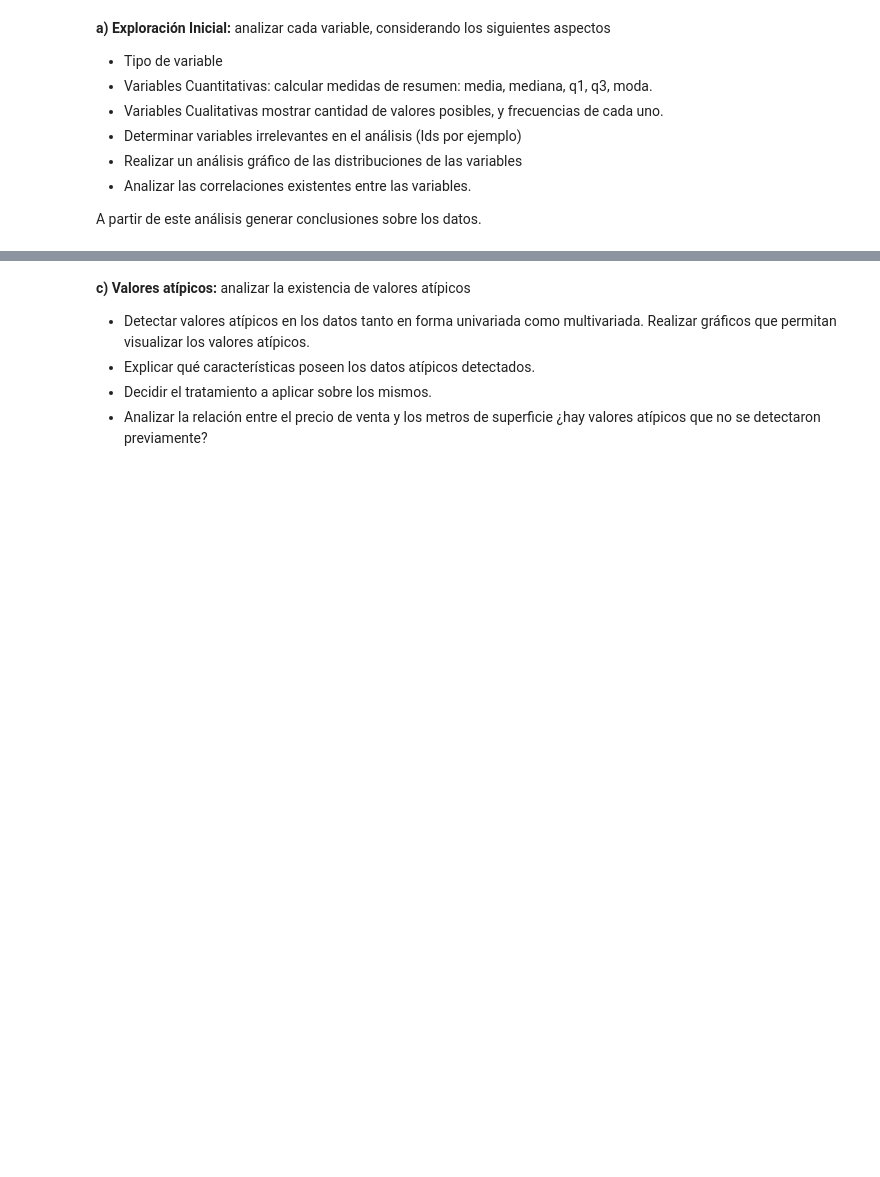
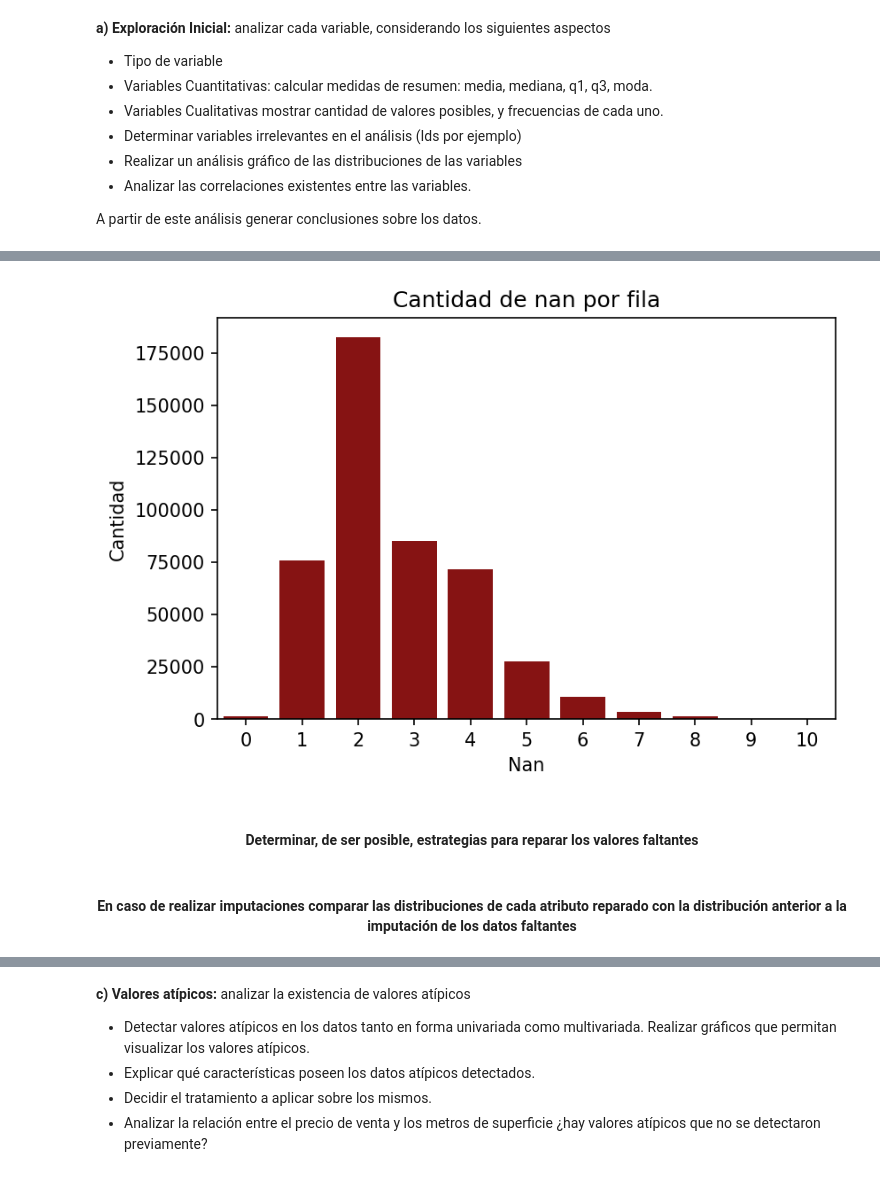
Before and after one commit to napoli-lucia/7506-Organizacion-de-Datos-TPs, a Jupyter notebook: 7506R_TP1_GRUPO18_ENTREGA.ipynb, the cells around one changed output, grey strips where cells are left out. Saved outputs shown, nothing was run; the diff lists cells and outputs as text; code cells hidden in the pictures; blank space fills up the shorter version.

```diff
--- a/7506R_TP1_GRUPO18_ENTREGA.ipynb
+++ b/7506R_TP1_GRUPO18_ENTREGA.ipynb
@@ -67,4 +245,20 @@ A partir de este análisis generar conclusiones sobre los datos.
+# %%
+plt.figure(dpi=150)
+sns.countplot(
+    x="Count", data=na_ratio_row, color=(0.6, 0, 0), alpha = 1
+)
+plt.ylabel("Cantidad")
+plt.xlabel("Nan")
+plt.title("Cantidad de nan por fila")
+plt.show()
+# %% [output]
+[figure, added]
+# %% [markdown]
+<h4 align="center"><b> Determinar, de ser posible, estrategias para reparar los valores faltantes </b></h4>
 # %%
 # Codigo
+# %% [markdown]
+<h4 align="center"><b> En caso de realizar imputaciones comparar las distribuciones de cada atributo
+reparado con la distribución anterior a la imputación de los datos faltantes </b></h4>
 # %%
 # Codigo
```
Also changed, not shown: parts of 44 cells of this notebook.
